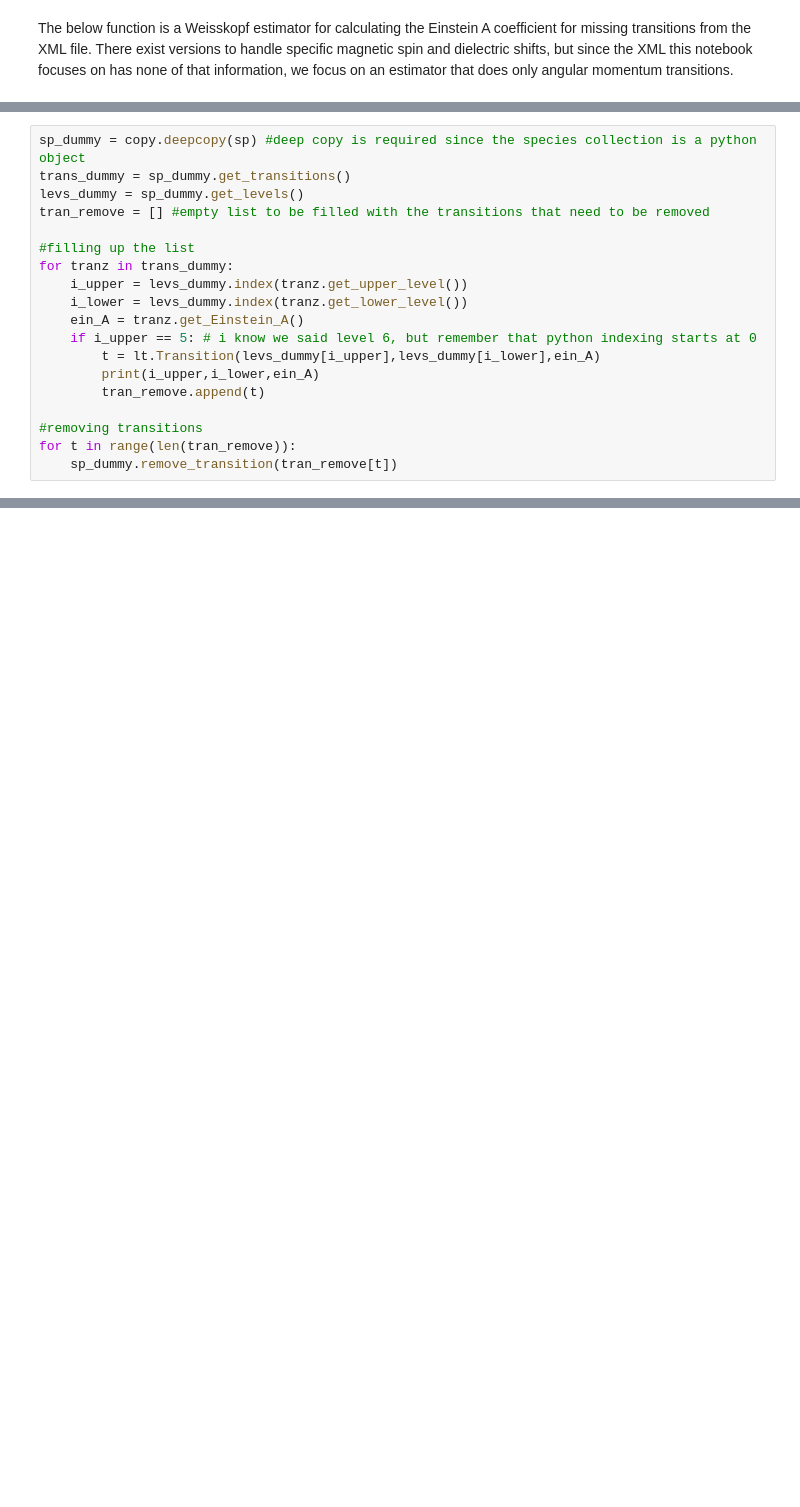
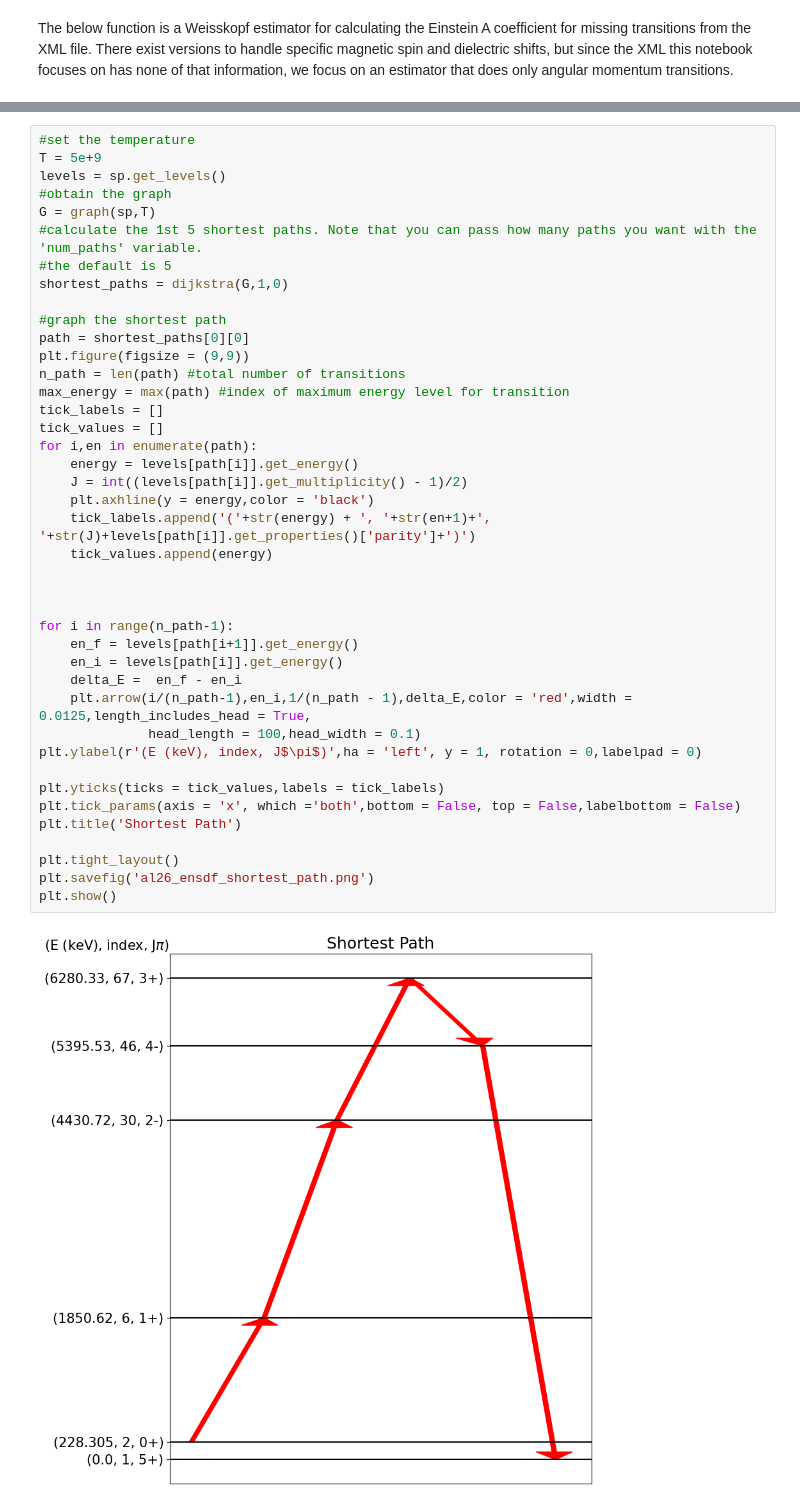
Before and after one commit to jaadt7/lvlspy_app, a Jupyter notebook: notebook.ipynb, the cells around one changed output, grey strips where cells are left out. Drawn from its saved outputs; the diff is of its cells as text; blank space fills up the shorter version.

```diff
--- a/notebook.ipynb
+++ b/notebook.ipynb
@@ -720,19 +892,0 @@ Since the XML being used has transitions from all the upper lying levels to all
-# %%
-sp_dummy = copy.deepcopy(sp) #deep copy is required since the species collection is a python object
-trans_dummy = sp_dummy.get_transitions()
-levs_dummy = sp_dummy.get_levels()
-tran_remove = [] #empty list to be filled with the transitions that need to be removed
-
-#filling up the list
-for tranz in trans_dummy:
-    i_upper = levs_dummy.index(tranz.get_upper_level())
-    i_lower = levs_dummy.index(tranz.get_lower_level())
-    ein_A = tranz.get_Einstein_A()
-    if i_upper == 5: # i know we said level 6, but remember that python indexing starts at 0
-        t = lt.Transition(levs_dummy[i_upper],levs_dummy[i_lower],ein_A)
-        print(i_upper,i_lower,ein_A)
-        tran_remove.append(t)
-
-#removing transitions
-for t in range(len(tran_remove)):
-    sp_dummy.remove_transition(tran_remove[t])
@@ -741 +917,44 @@ Now that all the downward transitions from level 6 have been removed, let's sear
+# %%
+#set the temperature
+T = 5e+9
+levels = sp.get_levels()
+#obtain the graph
+G = graph(sp,T)
+#calculate the 1st 5 shortest paths. Note that you can pass how many paths you want with the 'num_paths' variable.
+#the default is 5
+shortest_paths = dijkstra(G,1,0)
+
+#graph the shortest path
+path = shortest_paths[0][0]
+plt.figure(figsize = (9,9))
+n_path = len(path) #total number of transitions
+max_energy = max(path) #index of maximum energy level for transition
+tick_labels = []
+tick_values = []
+for i,en in enumerate(path):
+    energy = levels[path[i]].get_energy()
+    J = int((levels[path[i]].get_multiplicity() - 1)/2)
+    plt.axhline(y = energy,color = 'black')
+    tick_labels.append('('+str(energy) + ', '+str(en+1)+', '+str(J)+levels[path[i]].get_properties()['parity']+')')
+    tick_values.append(energy)
+
+
+
+for i in range(n_path-1):
+    en_f = levels[path[i+1]].get_energy()
+    en_i = levels[path[i]].get_energy()
+    delta_E =  en_f - en_i
+    plt.arrow(i/(n_path-1),en_i,1/(n_path - 1),delta_E,color = 'red',width = 0.0125,length_includes_head = True,
+              head_length = 100,head_width = 0.1)
+plt.ylabel(r'(E (keV), index, J$\pi$)',ha = 'left', y = 1, rotation = 0,labelpad = 0)
+
+plt.yticks(ticks = tick_values,labels = tick_labels)
+plt.tick_params(axis = 'x', which ='both',bottom = False, top = False,labelbottom = False)
+plt.title('Shortest Path')
+
+plt.tight_layout()
+plt.savefig('al26_ensdf_shortest_path.png')
+plt.show()
+# %% [output]
+[figure, added]
 # %%
```
Also changed, not shown: parts of 33 cells of this notebook.
